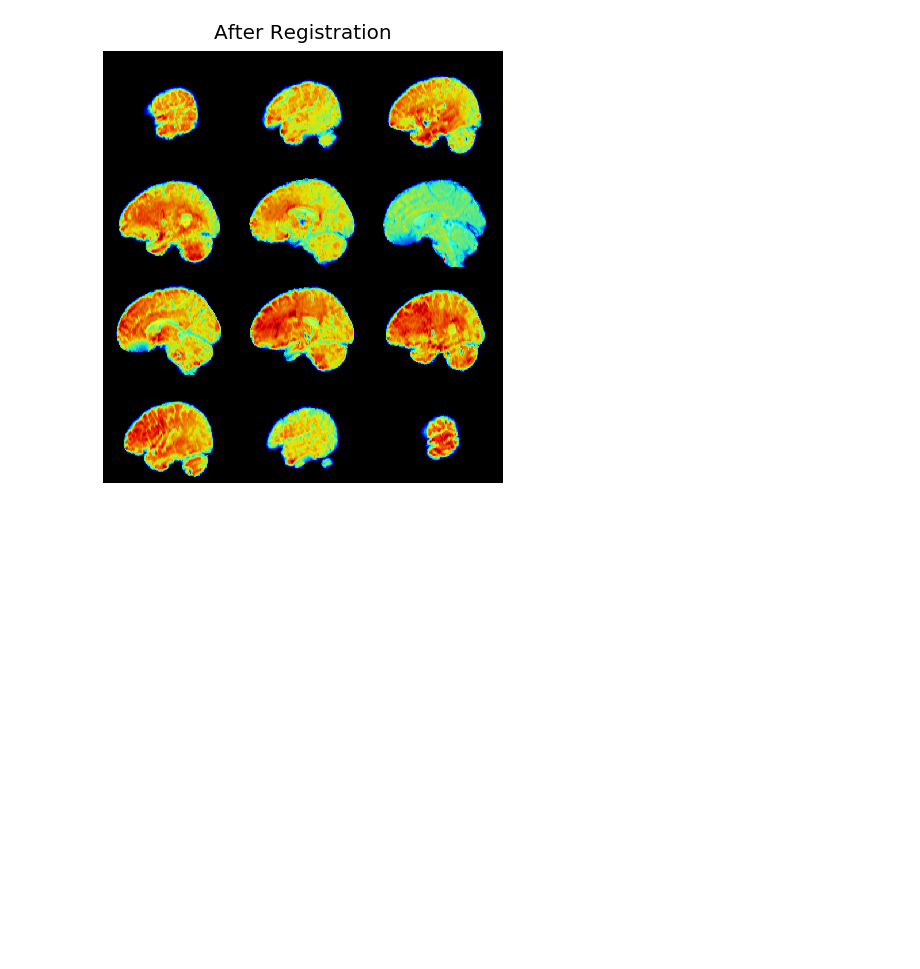
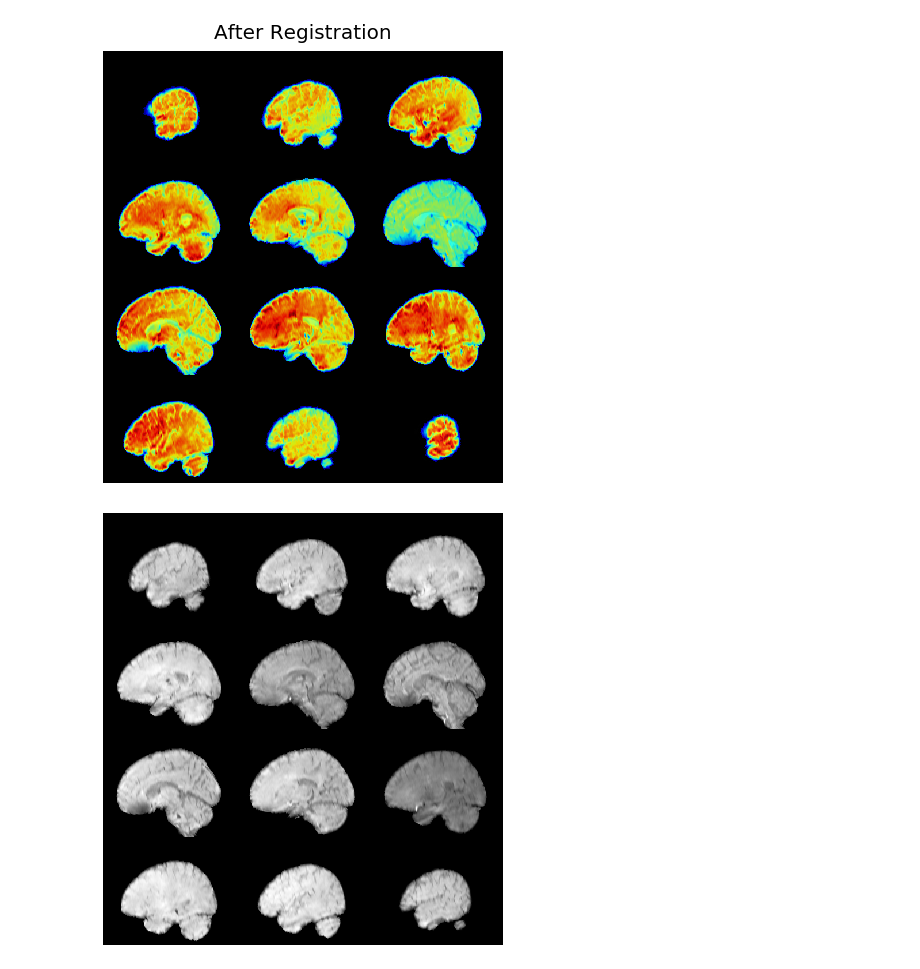
Before and after one commit to ZAKAUDD/pfca, a Jupyter notebook: processing_algorithm.ipynb, the cells around one changed output. Drawn from its saved outputs; the diff is of its cells as text; code cells hidden in the pictures; blank space fills up the shorter version.

```diff
--- a/processing_algorithm.ipynb
+++ b/processing_algorithm.ipynb
@@ -142,3 +142,7 @@ p2_mni = mni_template_registration(cur_path, p2)
 # %% [output]
 [figure]
 [figure]
+# %%
+p2_mni.plot()
+# %% [output]
+[figure, added]
```
